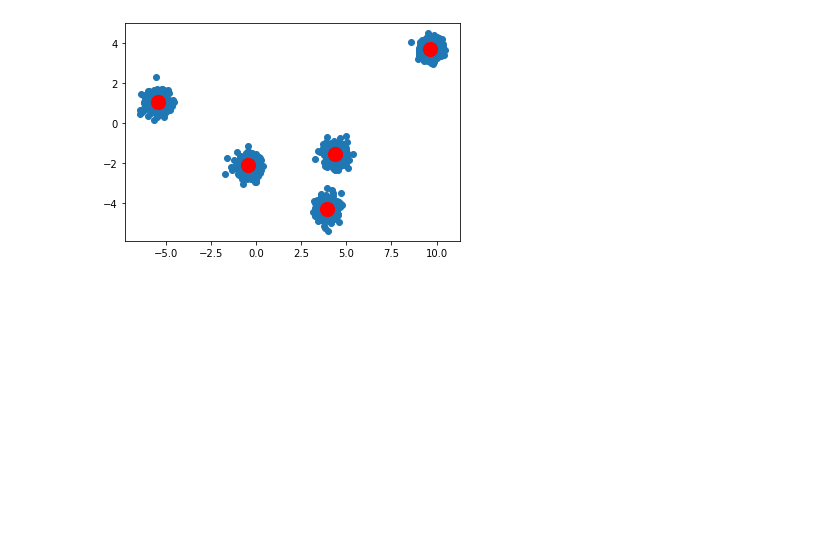
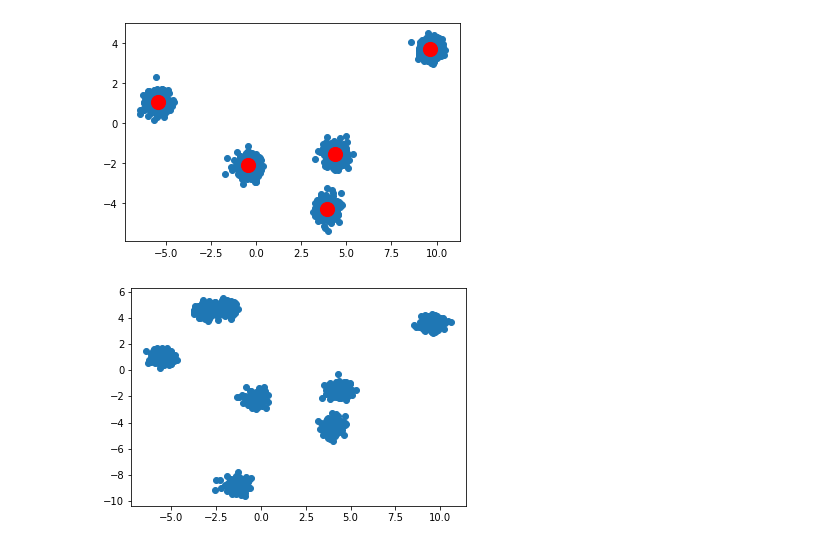
Before and after one commit to Ranjankraj/Public, a Jupyter notebook: ML_L9.ipynb, the cells around one changed output. Drawn from its saved outputs; the diff is of its cells as text; code cells hidden in the pictures; blank space fills up the shorter version.

```diff
--- a/ML_L9.ipynb
+++ b/ML_L9.ipynb
@@ -84,0 +88,8 @@ plt.show()
+# %%
+X, y = make_blobs(n_samples=1000, centers=8, cluster_std=.35, random_state=123)
+
+# plotting dataset
+plt.scatter(X[:,0], X[:,1])
+plt.show()
+# %% [output]
+[figure, added]
```
Also changed, not shown: parts of 11 cells of this notebook.
